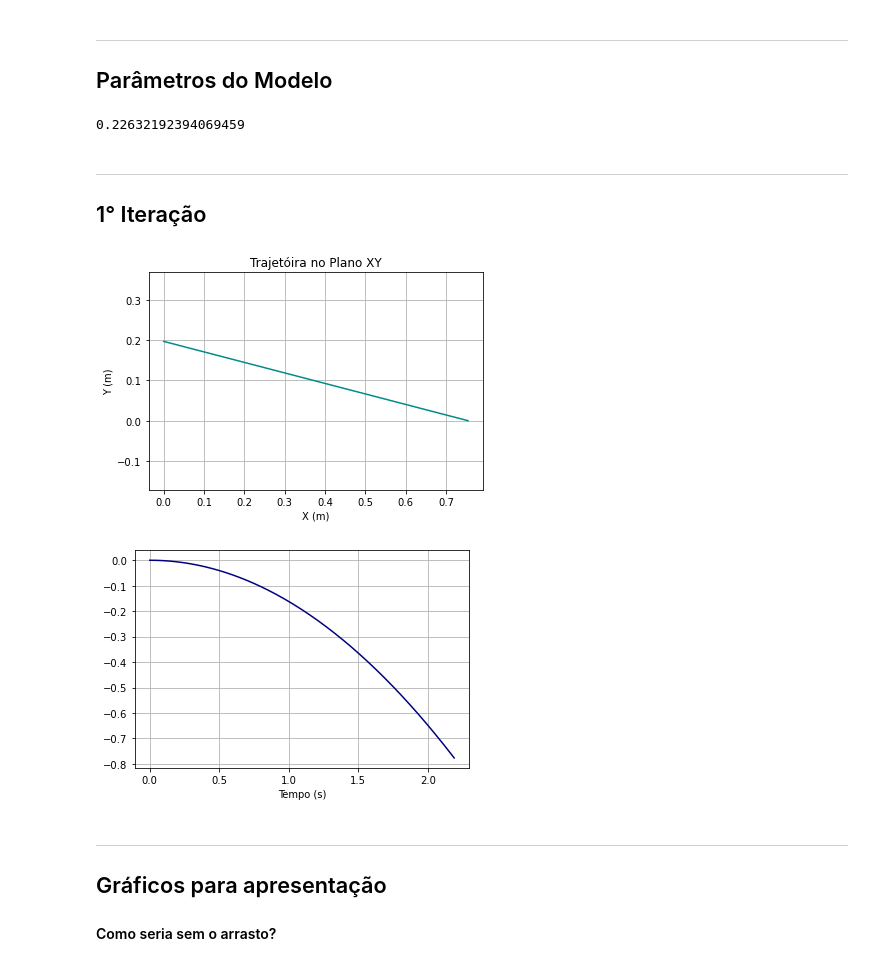
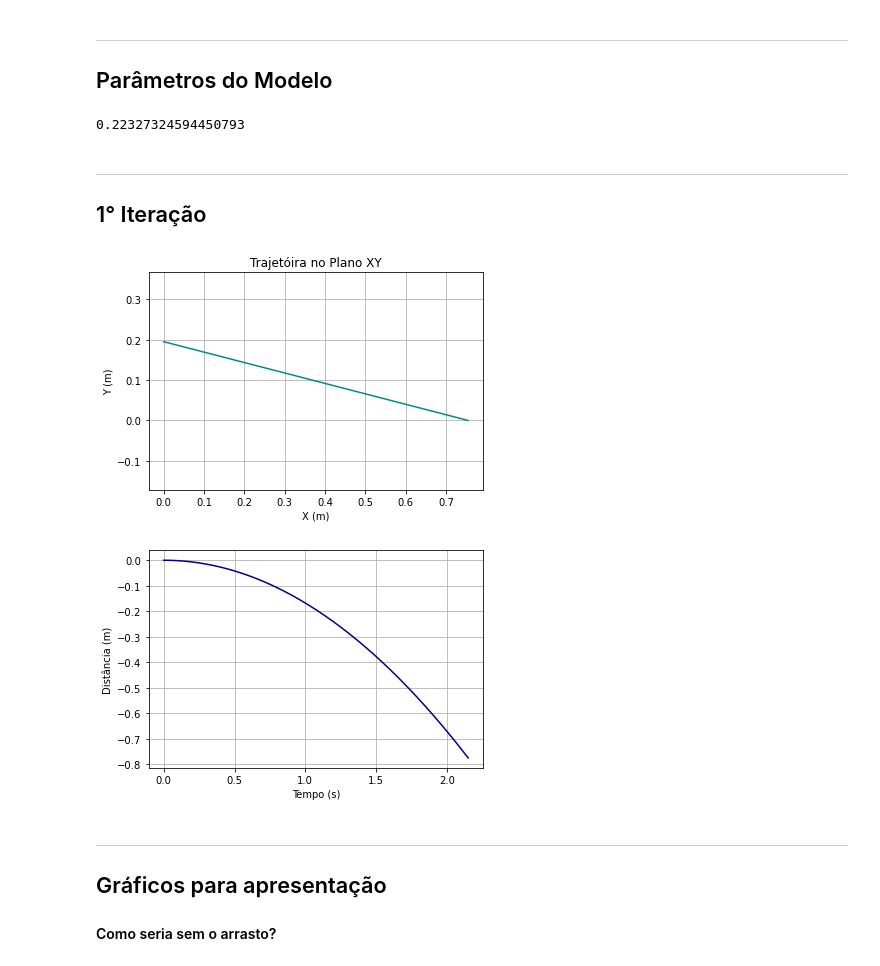
Before and after one commit to pedroivoal/Modsim-P3, a Jupyter notebook: Implementação/modelo.ipynb, the cells around one changed output. Cells and saved outputs as stored; diff of their text form; code cells hidden in the pictures.

```diff
--- a/Implementação/modelo.ipynb
+++ b/Implementação/modelo.ipynb
@@ -36,13 +36,13 @@ g = 9.81                    # Terra
 Cd = 1.05                   # Da área 'As'
 
 # Ângulo de inicio do movimento (°)
-angle_l = 13.4              # Tábua
+angle_l = 13.5              # Tábua
 
 # μ cinético (coeficiente de atrito cinético)
-mic = 0.95*tan(radians(angle_l)) # Entre livro e tábua
+mic = 0.93*tan(radians(angle_l)) # Entre livro e tábua
 print(mic)
 # %% [output]
-0.22632192394069459
+0.22327324594450793
 # %% [markdown]
 ----
 ## 1° Iteração
@@ -80,7 +80,7 @@ def modelo1 (X, t, angle):
 L_t = np.arange(0, 3, 0.01)
 
 # Condições iniciais
-angle = 14.6
+angle = 14.5
 x0 = [0, 0.78*sin(radians(angle)), 0, 0]
 
 # Resolução numérica
@@ -90,41 +90,41 @@ L_y1 = r1[:,1]
 L_vx1 = r1[:,2]
 L_vy1 = r1[:,3]
 
 # Trajetória no plano XY
-# planoXY1, ax = plt.subplots()
+planoXY1, ax = plt.subplots()
 plt.plot(L_x1, L_y1, 'darkcyan')
 plt.axis('equal')
 plt.title('Trajetóira no Plano XY')
 plt.xlabel('X (m)')
 plt.ylabel('Y (m)')
 plt.grid(True)
 plt.show()
-# planoXY1.savefig('1.planoXY1.png',  format = 'png', dpi = 1080)
+planoXY1.savefig('1.planoXY1.png',  format = 'png', dpi = 1080)
 
 L_xy1 = []
 i = 0
 
-while i < len(L_vx1)-80:
+while i < len(L_vx1)-84:
     x = L_x1[i]
     y = 0.78*sin(radians(angle)) - L_y1[i]
     d = -sqrt(x**2 + y**2)
     L_xy1.append(d)
     i += 1
 
-L_txy = np.arange(0, 2.2, 0.01)
+L_txy = np.arange(0, 2.16, 0.01)
 # Velocidade
-# velocidade1, ax = plt.subplots()
+velocidade1, ax = plt.subplots()
 plt.plot(L_txy, L_xy1, 'navy')
 plt.title('')
 # plt.axis('equal')
 plt.xlabel('Tempo (s)')
-# plt.ylabel('Distância (m)')
+plt.ylabel('Distância (m)')
 plt.grid(True)
 plt.show()
-# velocidade1.savefig('2.velocidade1.png',  format = 'png', dpi = 1080)
+velocidade1.savefig('2.velocidade1.png',  format = 'png', dpi = 1080)
 # %% [output]
 [figure]
-[figure, old version]
+[figure, new version]
 # %% [markdown]
 ----
 ## Gráficos para apresentação
```
Also changed, not shown: parts of 2 cells of this notebook, 9 other files.
